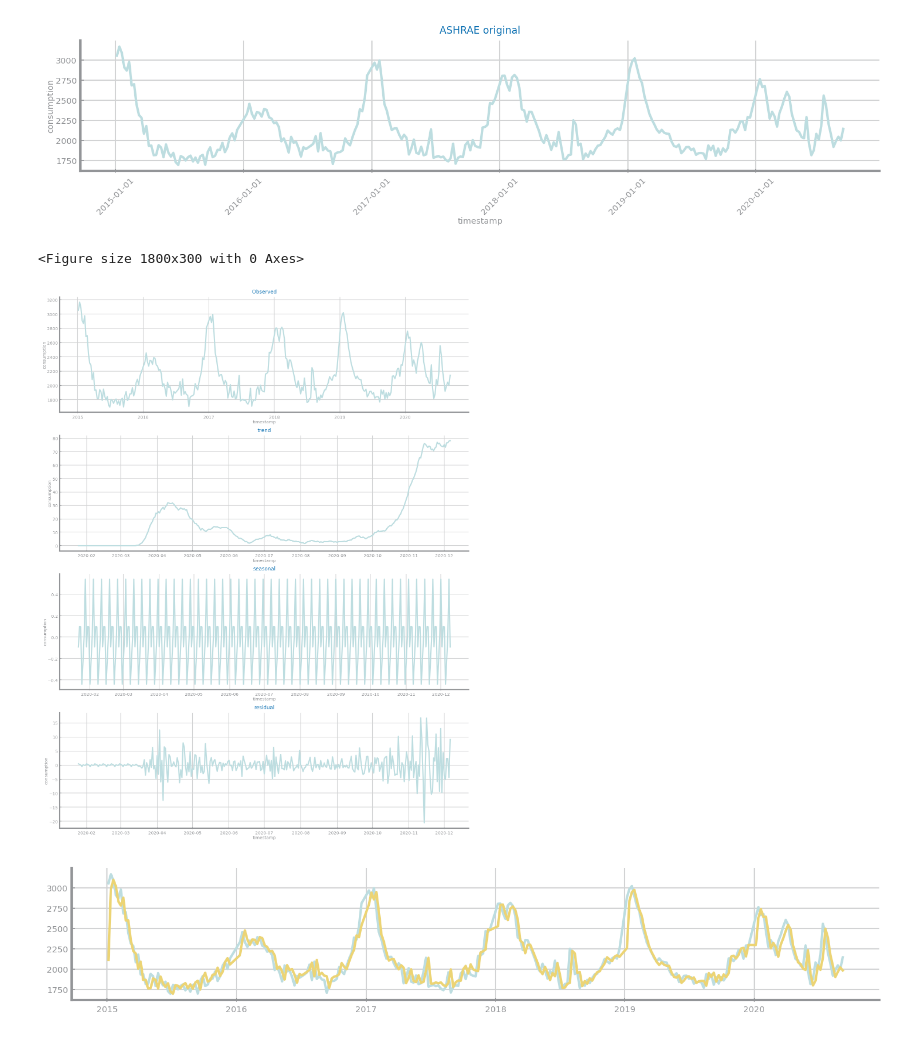
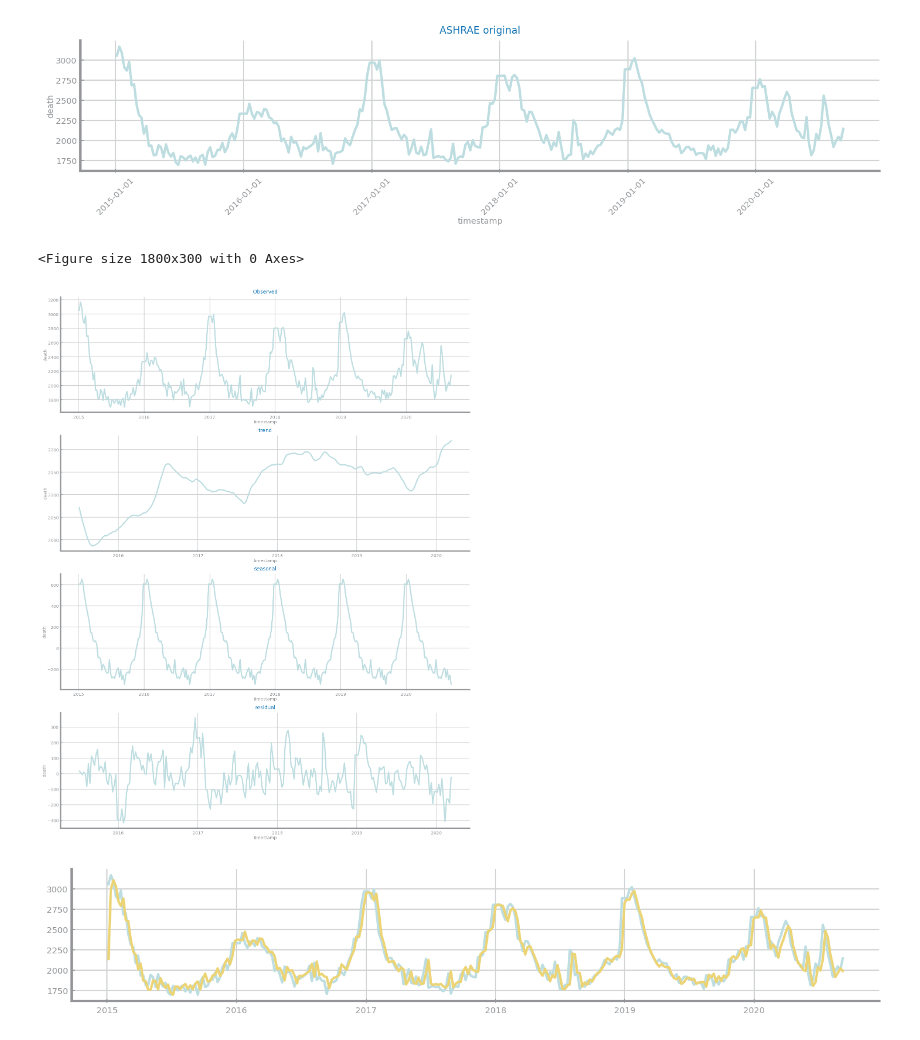
Before and after one commit to joaocmd/CD-Project, a Jupyter notebook: lab9+10/Forecasting.ipynb, the cells around one changed output. Cells and saved outputs as stored; diff of their text form; code cells hidden in the pictures.

Commit message:
Fix predictor deaths 2019

```diff
--- a/lab9+10/Forecasting.ipynb
+++ b/lab9+10/Forecasting.ipynb
@@ -38,6 +38,9 @@ covid = covid.fillna(0)
 
 all_deaths = get_all_data()
 all_deaths = all_deaths.sort_index()
+all_deaths = all_deaths.asfreq('W-MON')
 # all_deaths.describe()
 
 FIG_WIDTH, FIG_HEIGHT = 3*ts.HEIGHT, ts.HEIGHT/2
+all_deaths = all_deaths.fillna(method='bfill')
+all_deaths[all_deaths['deaths'].isna()]
@@ -45,7 +51,7 @@ FIG_WIDTH, FIG_HEIGHT = 3*ts.HEIGHT, ts.HEIGHT/2
 # Deaths 2019
 # %%
 x_label='timestamp'
-y_label='consumption'
+y_label='death'
 plt.figure(figsize=(3*ts.HEIGHT, ts.HEIGHT/2))
 ts.plot_series(all_deaths, x_label=x_label, y_label=y_label, title='ASHRAE original')
 plt.xticks(rotation = 45)
@@ -55,13 +61,13 @@ plt.show()
 # %%
 FIG_WIDTH, FIG_HEIGHT = 3*ts.HEIGHT, ts.HEIGHT/2
 
-decomposition = seasonal.seasonal_decompose(covid, model = "add")
+decomposition = seasonal.seasonal_decompose(all_deaths, model = "add")
 plt.figure(figsize=(FIG_WIDTH, FIG_HEIGHT))
-plot_components(all_deaths, decomposition, x_label='timestamp', y_label='consumption')
+plot_components(all_deaths, decomposition, x_label=x_label, y_label=y_label)
 plt.show()
 # %% [output]
 <Figure size 1800x300 with 0 Axes>
-[figure, old version]
+[figure, new version]
 # %%
 df = all_deaths
 model = ARIMA(df, order=(2,0,2))
@@ -71,7 +77,7 @@ plt.plot(df)
 plt.plot(results.fittedvalues)
 plt.show()
 # %% [output]
-[figure, old version]
+[figure, new version]
 # %%
 results.plot_diagnostics(figsize=(FIG_WIDTH, 4*FIG_HEIGHT))
 # %% [output]
```
Also changed, not shown: parts of 6 cells of this notebook.
